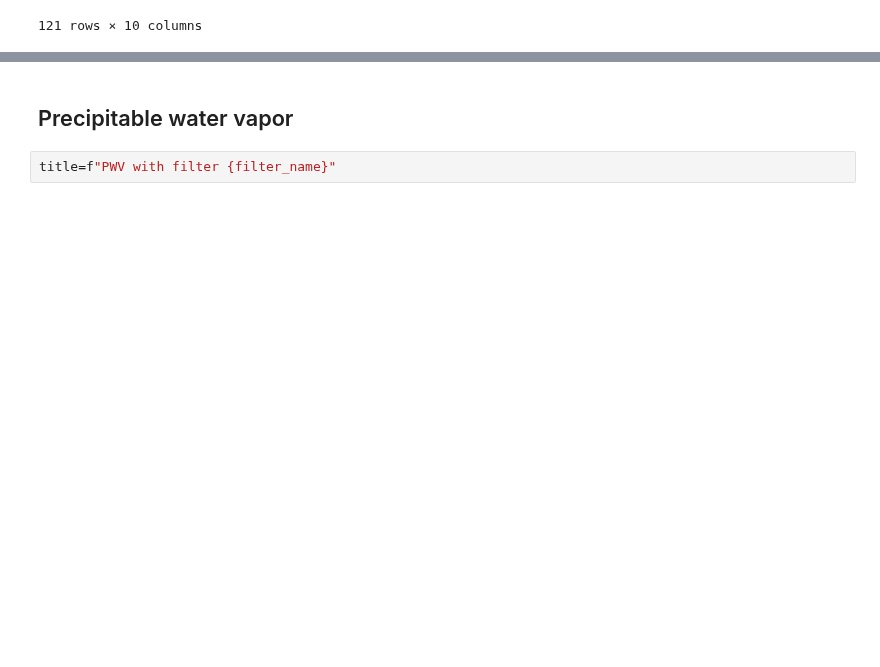
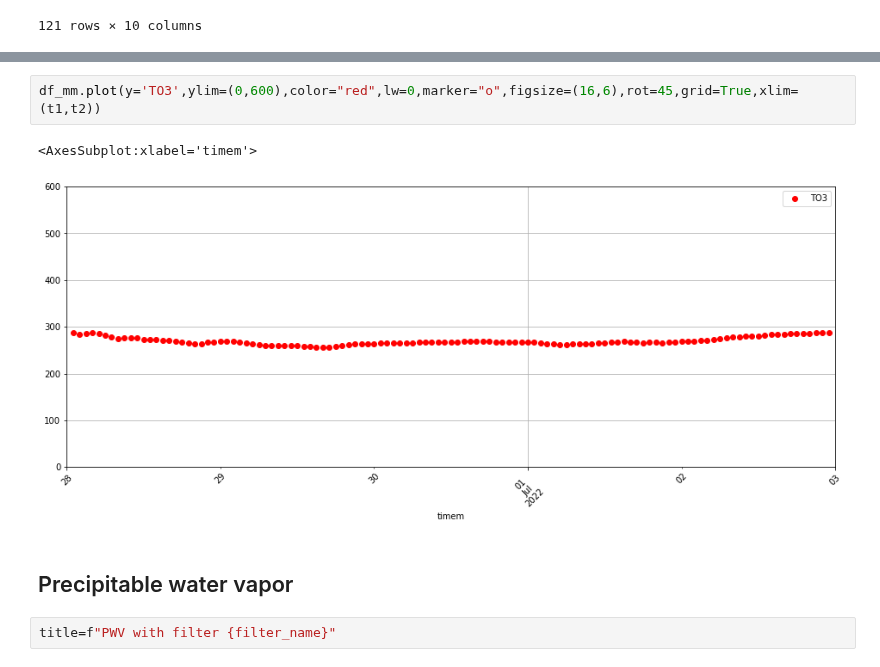
Before and after one commit to sylvielsstfr/GMAOMERRA2, a Jupyter notebook: AnalysisAuxtel/2022/AtmosphericEstimationAuxtel2022.ipynb, the cells around one changed output, grey strips where cells are left out. Cells and saved outputs as stored; diff of their text form; blank space fills up the shorter version.

```diff
--- a/AnalysisAuxtel/2022/AtmosphericEstimationAuxtel2022.ipynb
+++ b/AnalysisAuxtel/2022/AtmosphericEstimationAuxtel2022.ipynb
@@ -307,3 +335,8 @@ df_extract.sort_index()
+# %%
+df_mm.plot(y='TO3',ylim=(0,600),color="red",lw=0,marker="o",figsize=(16,6),rot=45,grid=True,xlim=(t1,t2))
+# %% [output]
+<AxesSubplot:xlabel='timem'>
+[figure, added]
 # %% [markdown]
 ## Precipitable water vapor
 # %%
```
Also changed, not shown: parts of 14 cells of this notebook.
